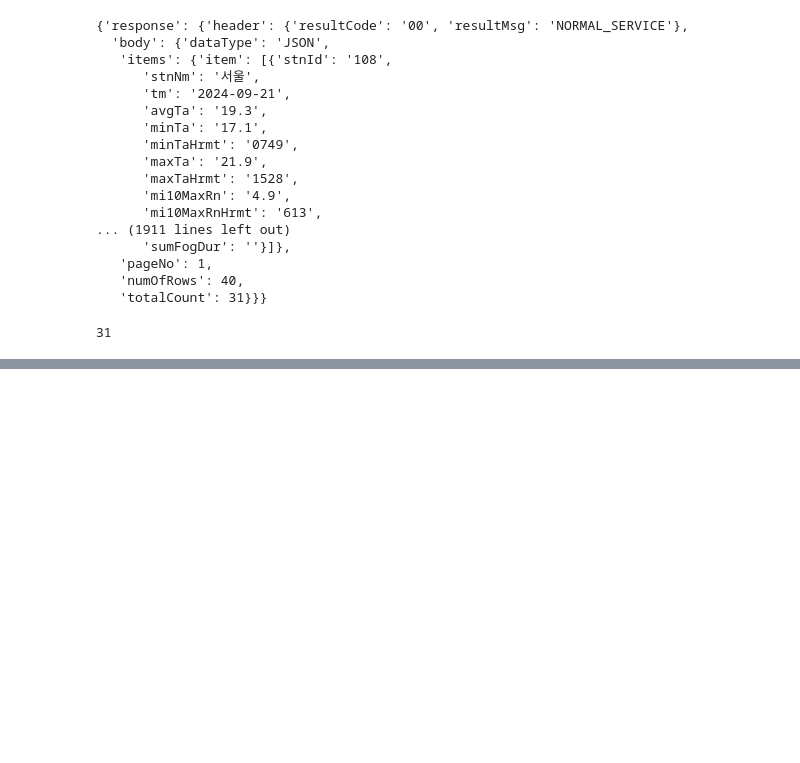
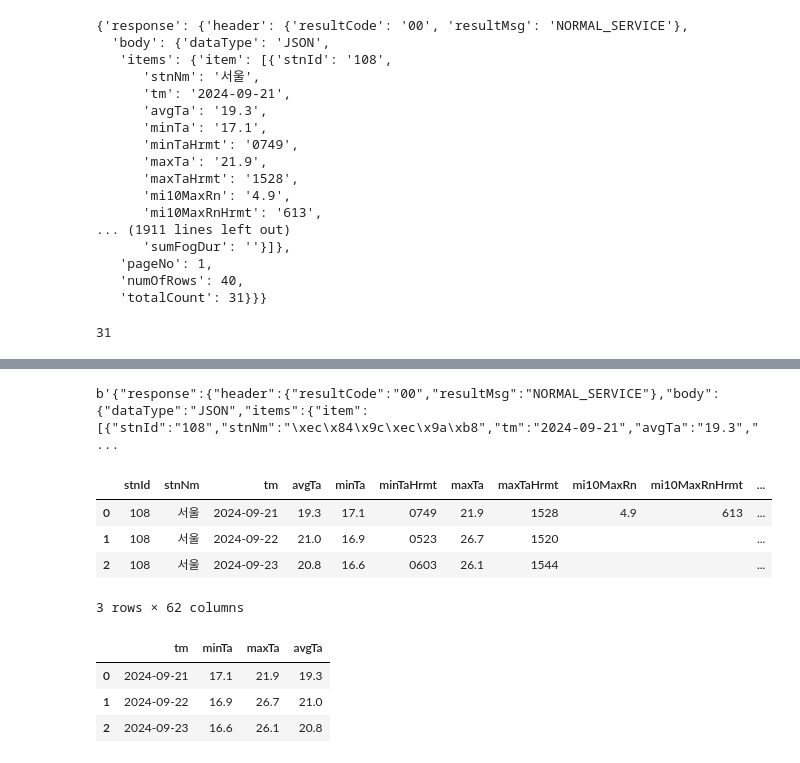
Before and after one commit to shared-repo/human-da, a Jupyter notebook: workspace/python-basic/example-02.ipynb, the cells around one changed output, grey strips where cells are left out. Cells and saved outputs as stored; diff of their text form; code cells hidden in the pictures; blank space fills up the shorter version.

```diff
--- a/workspace/python-basic/example-02.ipynb
+++ b/workspace/python-basic/example-02.ipynb
@@ -319,0 +338,11 @@ for item in dict_response['response']['body']['items']['item']:
+# %%
+import requests
+
+service_key = "R+BEwJ49XVmTutdoCAdNq4m7wjOsdFNhVtlzkxWVeZJPhwQqWbGcD7CNeQPipFzIWAanQVw/rPLsGkfcYvD4AQ=="
+url = 'http://apis.data.go.kr/1360000/AsosDalyInfoService/getWthrDataList'
+params ={'serviceKey' : service_key, 'pageNo' : 1, 'numOfRows' : 40, 'dataType' : 'JSON', 'dataCd' : 'ASOS', 'dateCd' : 'DAY', 'startDt' : '20240921', 'endDt' : '20241021', 'stnIds' : '108' }
+
+response = requests.get(url, params=params)
+print(response.content)
+# %% [output]
+b'{"response":{"header":{"resultCode":"00","resultMsg":"NORMAL_SERVICE"},"body":{"dataType":"JSON","items":{"item":[{"stnId":"108","stnNm":"\xec\x84\x9c\xec\x9a\xb8","tm":"2024-09-21","avgTa":"19.3"," ...
@@ -319,0 +356,19 @@ for item in dict_response['response']['body']['items']['item']:
+# %%
+import pandas as pd
+
+df_weather = pd.DataFrame(dict_response['response']['body']['items']['item'])
+df_weather.head(3)
+# %% [output]
+|  | stnId | stnNm | tm | avgTa | minTa | minTaHrmt | maxTa | maxTaHrmt | mi10MaxRn | mi10MaxRnHrmt | ... |
+| 0 | 108 | 서울 | 2024-09-21 | 19.3 | 17.1 | 0749 | 21.9 | 1528 | 4.9 | 613 | ... |
+| 1 | 108 | 서울 | 2024-09-22 | 21.0 | 16.9 | 0523 | 26.7 | 1520 |  |  | ... |
+| 2 | 108 | 서울 | 2024-09-23 | 20.8 | 16.6 | 0603 | 26.1 | 1544 |  |  | ... |
+3 rows × 62 columns
+# %%
+df_weather2 = df_weather[["tm", "minTa", "maxTa", "avgTa"]]
+df_weather2.head(3)
+# %% [output]
+|  | tm | minTa | maxTa | avgTa |
+| 0 | 2024-09-21 | 17.1 | 21.9 | 19.3 |
+| 1 | 2024-09-22 | 16.9 | 26.7 | 21.0 |
+| 2 | 2024-09-23 | 16.6 | 26.1 | 20.8 |
```
Also changed, not shown: parts of 11 cells of this notebook.
